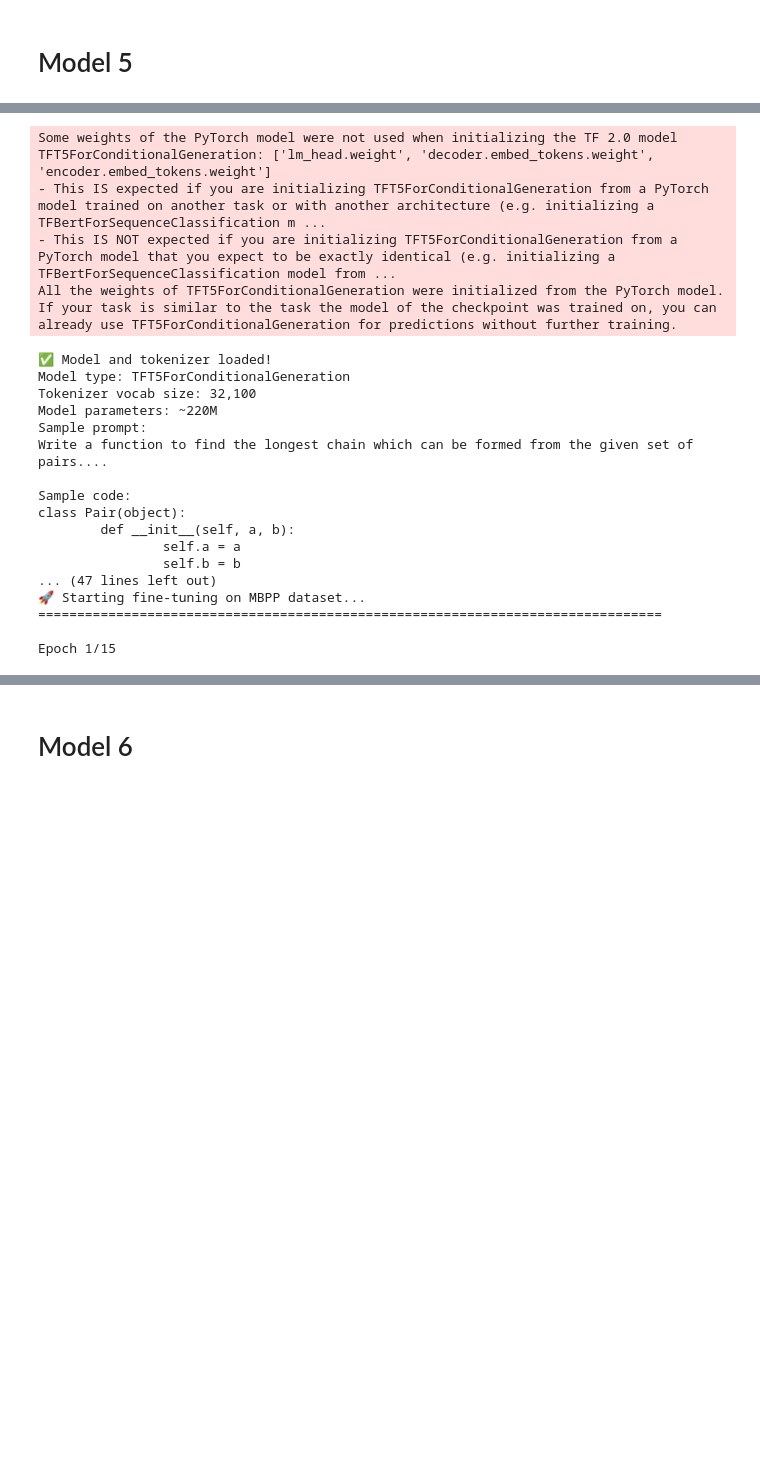
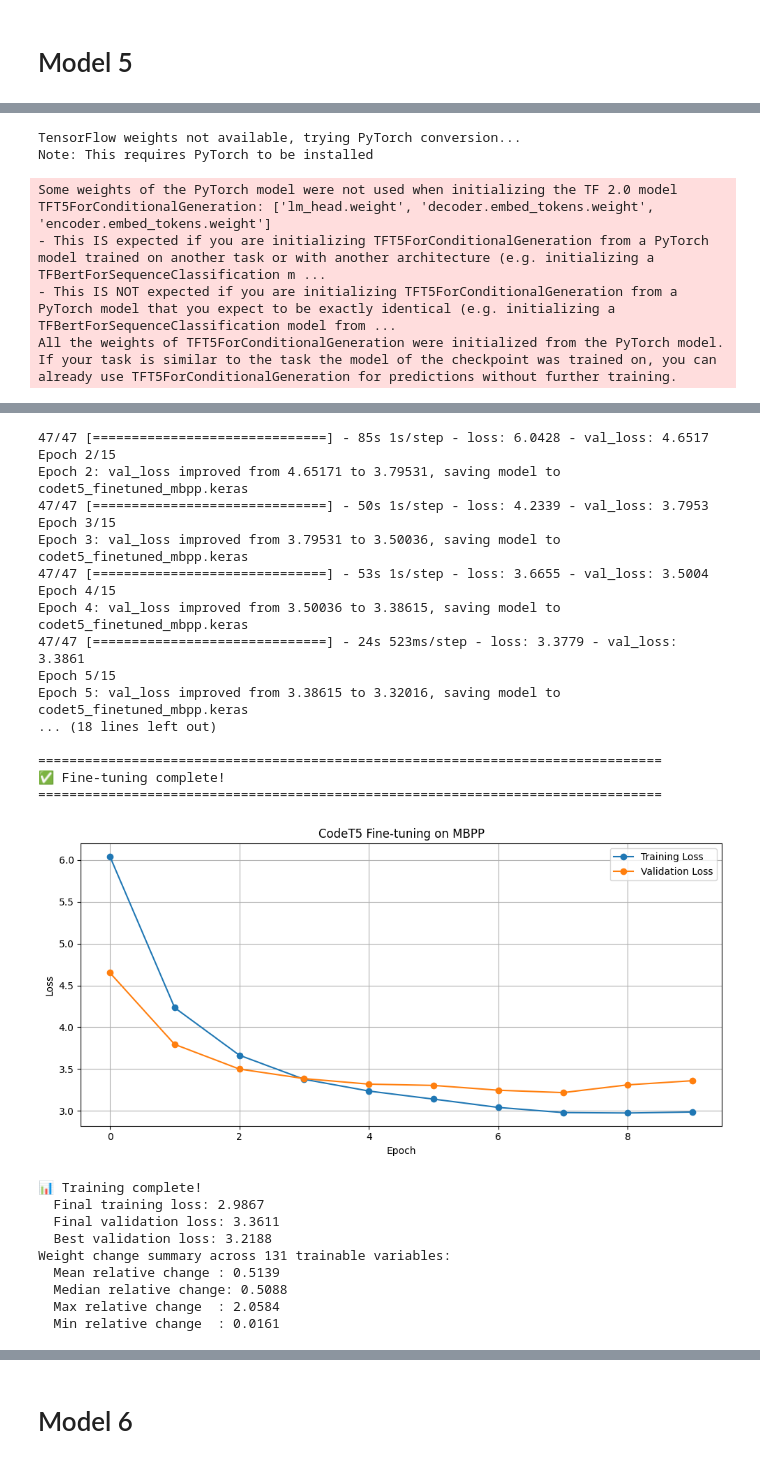
Before and after one commit to jeron-plummer/MSDS-458-Assignment-1, a Jupyter notebook: MSDS458_Assignment_03/MSDS458_Assignment_03_PartC_Finetuning.ipynb, the cells around one changed output, grey strips where cells are left out. Saved outputs shown, nothing was run; the diff lists cells and outputs as text; code cells hidden in the pictures; blank space fills up the shorter version.

```diff
--- a/MSDS458_Assignment_03/MSDS458_Assignment_03_PartC_Finetuning.ipynb
+++ b/MSDS458_Assignment_03/MSDS458_Assignment_03_PartC_Finetuning.ipynb
@@ -3020,7 +3022,7 @@ Syntax Validity:          0/50 (0.0%)
 # LOAD CODET5 MODEL AND TOKENIZER
 # ========================================
 
-MODEL_NAME = "Salesforce/codet5-base"  # --- EXPERIMENT HERE: try other models (codet5-base, codet5p-770m, etc.) ---
+MODEL_NAME = "Salesforce/codet5-small"  # --- EXPERIMENT HERE: try other models (codet5-base, codet5p-770m, etc.) ---
 
 print(f"Loading pretrained model: {MODEL_NAME}")
 print("Note: CodeT5+ is an improved version of CodeT5 with better pretraining")
@@ -3074,8 +3076,8 @@ print(f"Decoded back: {tokenizer.decode(inputs['input_ids'][0, :20], skip_specia
 # Sequence length limits
 # --- EXPERIMENT HERE: sequence lengths and batch size ---
 MAX_INPUT_LENGTH = 256   # Maximum length for problem descriptions
-MAX_TARGET_LENGTH = 512  # Maximum length for code solutions
-BATCH_SIZE = 16           # Number of examples per batch (small due to model size)
+MAX_TARGET_LENGTH = 256  # Maximum length for code solutions
+BATCH_SIZE = 8           # Number of examples per batch (small due to model size)
 
 print(f"Tokenization configuration:")
 print(f"  Max input length: {MAX_INPUT_LENGTH}")
@@ -3562,22 +3562,7 @@ Note: This requires PyTorch to be installed
-Some weights of the PyTorch model were not used when initializing the TF 2.0 model TFT5ForConditionalGeneration: ['lm_head.weight', 'decoder.embed_tokens.weight', 'encoder.embed_tokens.weight']
-- This IS expected if you are initializing TFT5ForConditionalGeneration from a PyTorch model trained on another task or with another architecture (e.g. initializing a TFBertForSequenceClassification m ...
-- This IS NOT expected if you are initializing TFT5ForConditionalGeneration from a PyTorch model that you expect to be exactly identical (e.g. initializing a TFBertForSequenceClassification model from ...
-All the weights of TFT5ForConditionalGeneration were initialized from the PyTorch model.
-If your task is similar to the task the model of the checkpoint was trained on, you can already use TFT5ForConditionalGeneration for predictions without further training.
+TensorFlow weights not available, trying PyTorch conversion...
+Note: This requires PyTorch to be installed
-✅ Model and tokenizer loaded!
-Model type: TFT5ForConditionalGeneration
-Tokenizer vocab size: 32,100
-Model parameters: ~220M
-Sample prompt:
-Write a function to find the longest chain which can be formed from the given set of pairs....
-
-Sample code:
-class Pair(object):
-        def __init__(self, a, b):
-                self.a = a
-                self.b = b
-... (47 lines left out)
-🚀 Starting fine-tuning on MBPP dataset...
-================================================================================
-
-Epoch 1/15
+Some weights of the PyTorch model were not used when initializing the TF 2.0 model TFT5ForConditionalGeneration: ['lm_head.weight', 'decoder.embed_tokens.weight', 'encoder.embed_tokens.weight']
+- This IS expected if you are initializing TFT5ForConditionalGeneration from a PyTorch model trained on another task or with another architecture (e.g. initializing a TFBertForSequenceClassification m ...
+- This IS NOT expected if you are initializing TFT5ForConditionalGeneration from a PyTorch model that you expect to be exactly identical (e.g. initializing a TFBertForSequenceClassification model from ...
+All the weights of TFT5ForConditionalGeneration were initialized from the PyTorch model.
+If your task is similar to the task the model of the checkpoint was trained on, you can already use TFT5ForConditionalGeneration for predictions without further training.
@@ -3587,0 +3586,27 @@ Detected at node tft5_for_conditional_generation_4/decoder/block_._0/layer_._1/E
+47/47 [==============================] - 85s 1s/step - loss: 6.0428 - val_loss: 4.6517
+Epoch 2/15
+Epoch 2: val_loss improved from 4.65171 to 3.79531, saving model to codet5_finetuned_mbpp.keras
+47/47 [==============================] - 50s 1s/step - loss: 4.2339 - val_loss: 3.7953
+Epoch 3/15
+Epoch 3: val_loss improved from 3.79531 to 3.50036, saving model to codet5_finetuned_mbpp.keras
+47/47 [==============================] - 53s 1s/step - loss: 3.6655 - val_loss: 3.5004
+Epoch 4/15
+Epoch 4: val_loss improved from 3.50036 to 3.38615, saving model to codet5_finetuned_mbpp.keras
+47/47 [==============================] - 24s 523ms/step - loss: 3.3779 - val_loss: 3.3861
+Epoch 5/15
+Epoch 5: val_loss improved from 3.38615 to 3.32016, saving model to codet5_finetuned_mbpp.keras
+... (18 lines left out)
+
+================================================================================
+✅ Fine-tuning complete!
+================================================================================
+[figure, added]
+📊 Training complete!
+  Final training loss: 2.9867
+  Final validation loss: 3.3611
+  Best validation loss: 3.2188
+Weight change summary across 131 trainable variables:
+  Mean relative change : 0.5139
+  Median relative change: 0.5088
+  Max relative change  : 2.0584
+  Min relative change  : 0.0161
```
Also changed, not shown: parts of 12 cells of this notebook.
